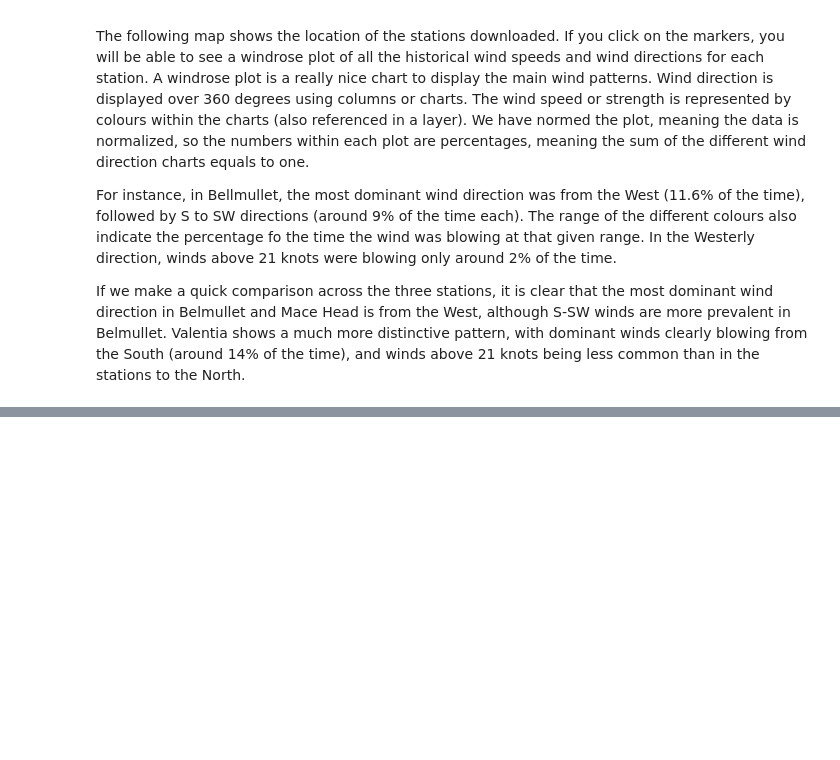
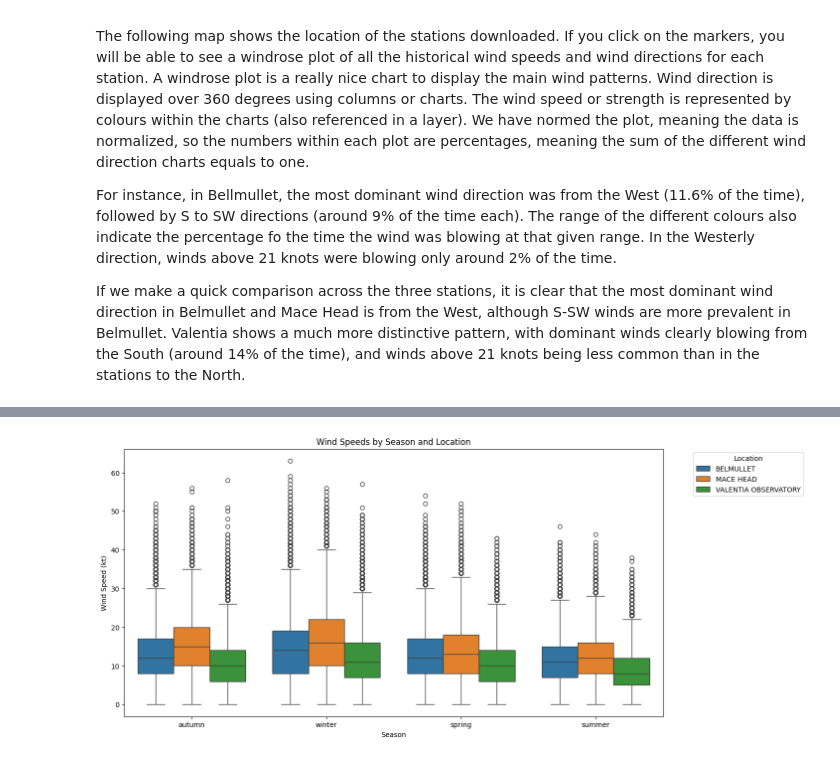
Before and after one commit to gfmg/PFDA, a Jupyter notebook: project/IRL_WestCoast_WindAnalysis.ipynb, the cells around one changed output, grey strips where cells are left out. Saved outputs shown, nothing was run; the diff lists cells and outputs as text; code cells hidden in the pictures; blank space fills up the shorter version.

```diff
--- a/project/IRL_WestCoast_WindAnalysis.ipynb
+++ b/project/IRL_WestCoast_WindAnalysis.ipynb
@@ -90,3 +100,14 @@ Columns (2,4,6,7,8,9,10,12,14,15,16,17,18,19,20) have mixed types. Specify dtype
+# %%
+# Basically I add together the date column after converting it to a string to the reportTime column, and then convert all of it to datetime.
+data['date'] = pd.to_datetime(data['date'],format='%d/%m/%Y %H:%M')
+
+#Extracting season and month for analysis later https://stackoverflow.com/questions/69024042/seasonal-windrose-subplots
+data['month'] = pd.to_datetime(data['date']).dt.month
+data["season"] = data["date"].dt.month%12 //3 +1
+
+season_dict = {1: "winter", 2: "spring",
+               3: "summer", 4: "autumn"}
+data["season"] = data["season"].map(season_dict)
 # %% [markdown]
 # Analysis
 ## Brief Overview
@@ -148,0 +173,10 @@ m
+# %%
+plt.figure(figsize=(14, 7))
+sns.boxplot(x='season', y='wdsp', hue='name', data=data)
+plt.xlabel('Season')
+plt.ylabel('Wind Speed (kt)')
+plt.title('Wind Speeds by Season and Location')
+plt.legend(title='Location', bbox_to_anchor=(1.05, 1), loc='upper left')
+plt.show()
+# %% [output]
+[figure, added]
```
Also changed, not shown: parts of 4 cells of this notebook.
